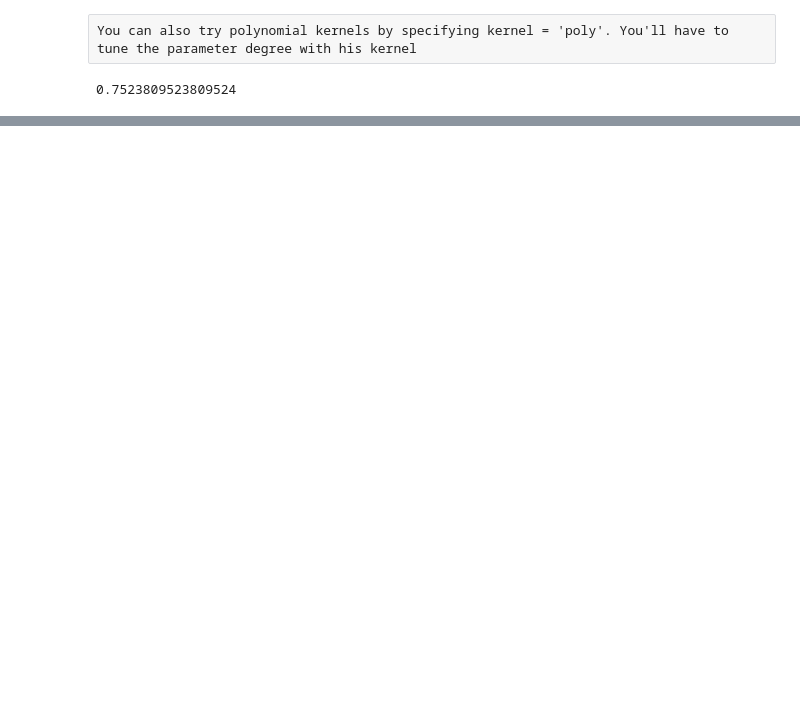
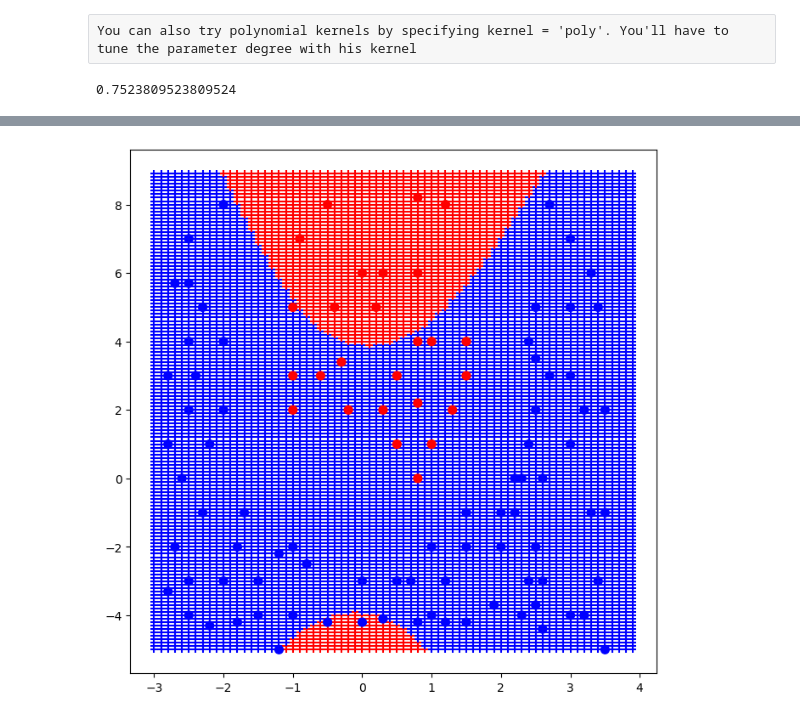
Before and after one commit to maodo/miage_fst, a Jupyter notebook: TP5/TP_SVM_student.ipynb, the cells around one changed output, grey strips where cells are left out. Cells and saved outputs as stored; diff of their text form; code cells hidden in the pictures; blank space fills up the shorter version.

```diff
--- a/TP5/TP_SVM_student.ipynb
+++ b/TP5/TP_SVM_student.ipynb
@@ -566,10 +561,12 @@ svm_poly.score(data_train.iloc[:,:-1],data_train.y)
 pruned_models = []
 pred_scores = []
 val_scores = []
-for degree in range(1,20):
-    dt_pruned = svm.SVC(C = n_estimator, kernel = 'poly',degree=degree).fit(data_train.iloc[:,:-1], data_train.y)
-    p_score = dt_pruned.score(data_train.iloc[:,:-1], data_train.y)
-    v_score = dt_pruned.score(data_valid.iloc[:,:-1], data_valid.y)
-    pred_scores.append(p_score)
-    val_scores.append(v_score)
-    pruned_models.append(dt_pruned)
+c_estimators = [0.01, 0.05, 1, 10, 50, 100, 500, 1000]
+for n_estimator in c_estimators:
+    for degree in range(1,25):
+        dt_pruned = svm.SVC(C = n_estimator, kernel = 'poly',degree=degree).fit(data_train.iloc[:,:-1], data_train.y)
+        p_score = dt_pruned.score(data_train.iloc[:,:-1], data_train.y)
+        v_score = dt_pruned.score(data_valid.iloc[:,:-1], data_valid.y)
+        pred_scores.append(p_score)
+        val_scores.append(v_score)
+        pruned_models.append(dt_pruned)
@@ -600,0 +587,4 @@ best_p_svm.score(data_test.iloc[:,:-1], data_test.y)
+# %%
+draw_boundary(best_p_svm, data_train, -3,4,-5,9)
+# %% [output]
+[figure, added]
```
Also changed, not shown: parts of 19 cells of this notebook, 35 other files.
